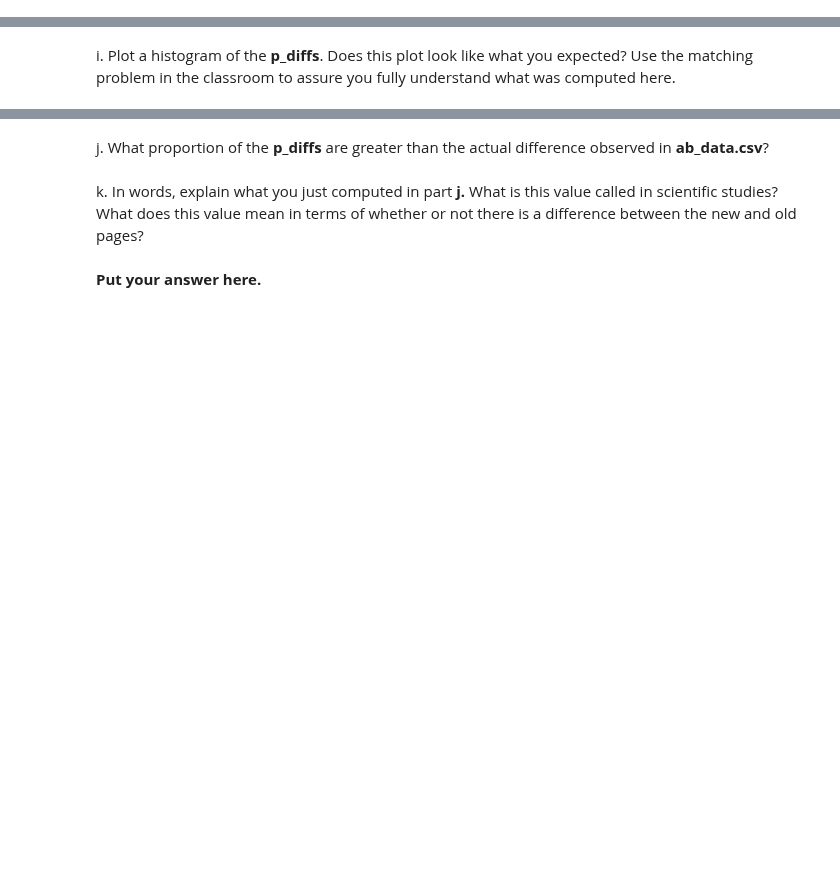
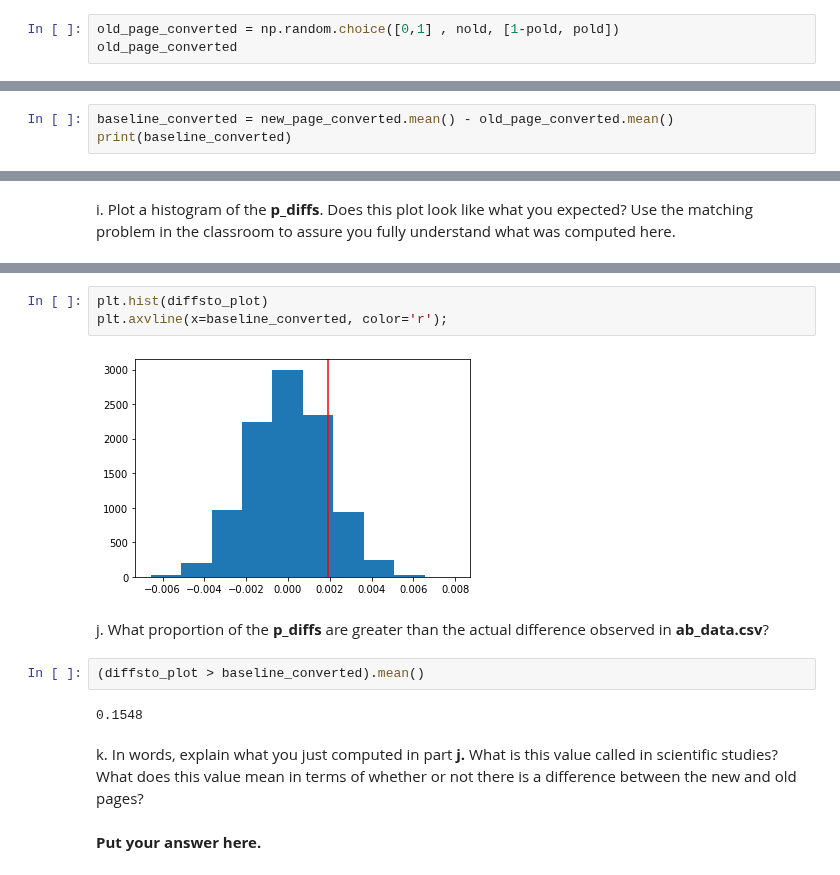
Before and after one commit to josyulajj/ab-test-analysis, a Jupyter notebook: Analyze_ab_test_results_notebook.ipynb, the cells around one changed output, grey strips where cells are left out. Cells and saved outputs as stored; diff of their text form; blank space fills up the shorter version.

```diff
--- a/Analyze_ab_test_results_notebook.ipynb
+++ b/Analyze_ab_test_results_notebook.ipynb
@@ -111,2 +266,5 @@ e. Simulate $n_{new}$ transactions with a convert rate of $p_{new}$ under the nu
 # %% [markdown]
 f. Simulate $n_{old}$ transactions with a convert rate of $p_{old}$ under the null.  Store these $n_{old}$ 1's and 0's in **old_page_converted**.
+# %%
+old_page_converted = np.random.choice([0,1] , nold, [1-pold, pold])
+old_page_converted
@@ -113,2 +273,5 @@ f. Simulate $n_{old}$ transactions with a convert rate of $p_{old}$ under the nu
 # %% [markdown]
 g. Find $p_{new}$ - $p_{old}$ for your simulated values from part (e) and (f).
+# %%
+baseline_converted = new_page_converted.mean() - old_page_converted.mean()
+print(baseline_converted)
@@ -119,5 +297,14 @@ i. Plot a histogram of the **p_diffs**.  Does this plot look like what you expec
+# %%
+plt.hist(diffsto_plot)
+plt.axvline(x=baseline_converted, color='r');
+# %% [output]
+[figure, added]
 # %% [markdown]
 j. What proportion of the **p_diffs** are greater than the actual difference observed in **ab_data.csv**?
+# %%
+(diffsto_plot > baseline_converted).mean()
+# %% [output]
+0.1548
 # %% [markdown]
 k. In words, explain what you just computed in part **j.**  What is this value called in scientific studies?  What does this value mean in terms of whether or not there is a difference between the new and old pages?
 # %% [markdown]
```
Also changed, not shown: parts of 31 cells of this notebook, 1 other file.
